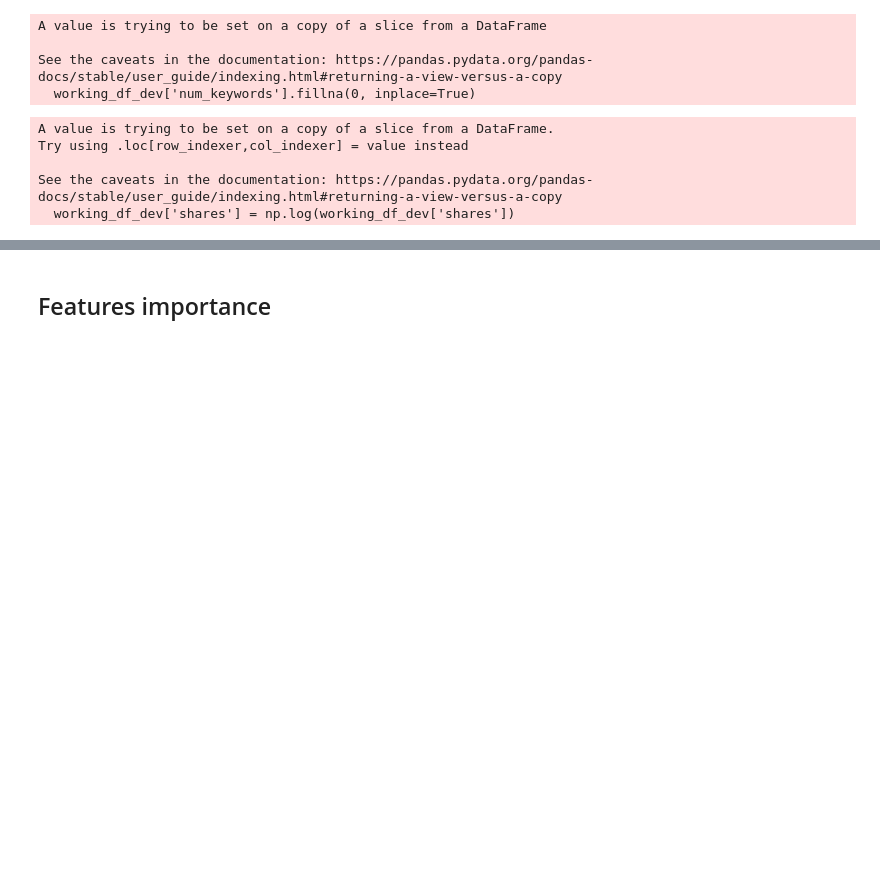
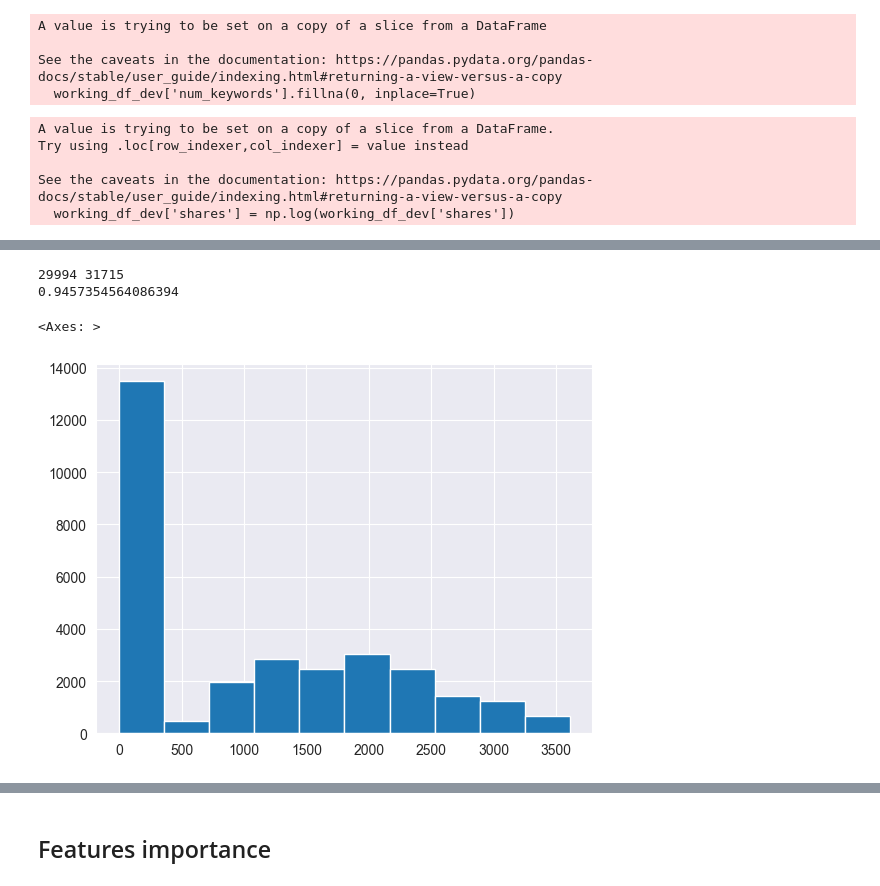
Before and after one commit to lolloberga/predict-shares-online-news, a Jupyter notebook: feature_engeneering.ipynb, the cells around one changed output, grey strips where cells are left out. Drawn from its saved outputs; the diff is of its cells as text; code cells hidden in the pictures; blank space fills up the shorter version.

```diff
--- a/feature_engeneering.ipynb
+++ b/feature_engeneering.ipynb
@@ -234,0 +302,16 @@ working_df_dev
+# %%
+q1 = df_dev['kw_min_avg'].describe()['25%']
+q3 = df_dev['kw_min_avg'].describe()['75%']
+iqr = q3 - q1
+min_kw_avg_avg = q1 - 1.5*iqr
+max_kw_avg_avg = q3 + 1.5*iqr
+new_df_kw_avg_avg = df_dev[(df_dev.kw_avg_avg < max_kw_avg_avg) & (df_dev.kw_avg_avg > min_kw_avg_avg)]
+print(len(new_df_kw_avg_avg), len(df_dev))
+print(len(new_df_kw_avg_avg) / len(df_dev))
+new_df_kw_avg_avg['kw_min_avg'].hist()
+#df_dev['kw_avg_avg'].hist()
+# %% [output]
+29994 31715
+0.9457354564086394
+<Axes: >
+[figure, added]
```
Also changed, not shown: parts of 19 cells of this notebook.
